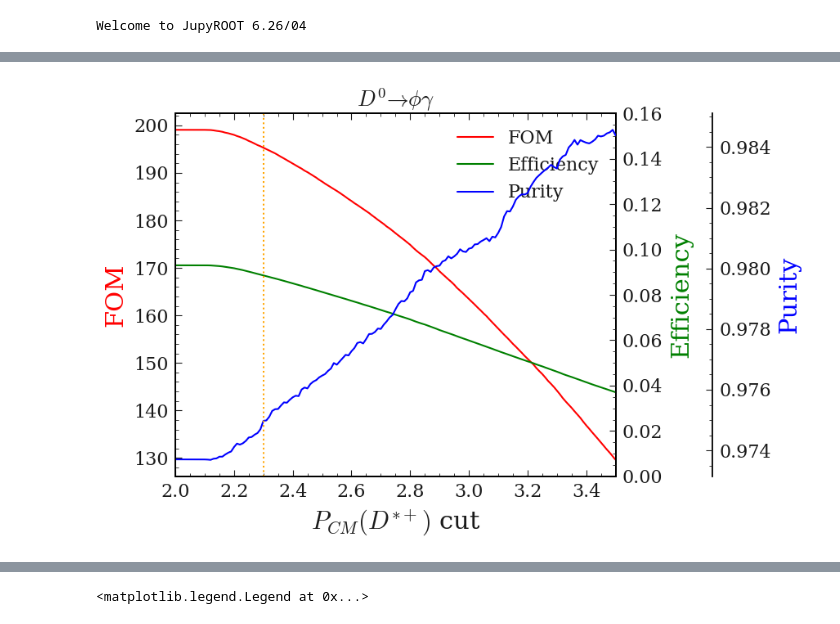
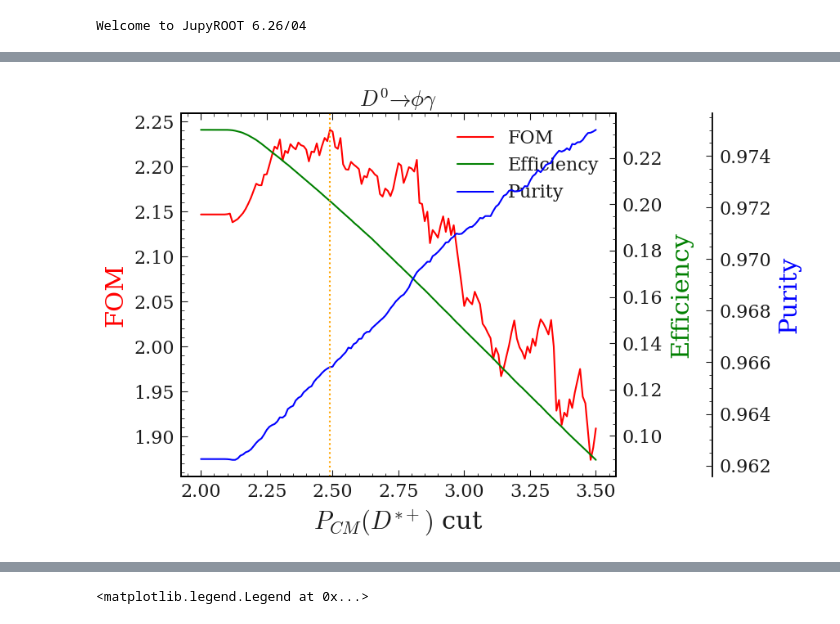
Before and after one commit to jykim-physics/DRAW_and_FITTING, a Jupyter notebook: main/DRAW_1D/kekcc_phig.ipynb, the cells around one changed output, grey strips where cells are left out. Saved outputs shown, nothing was run; the diff lists cells and outputs as text; code cells hidden in the pictures.

```diff
--- a/main/DRAW_1D/kekcc_phig.ipynb
+++ b/main/DRAW_1D/kekcc_phig.ipynb
@@ -488,7 +638,7 @@ def calculate_eff( bkg_pd, sig_pd, cut_list):
 
         nsig = len(temp_sig_pd)
 
-        eff = nsig/(5e+5)
+        eff = nsig/(1e+6*0.4897)
         eff_list.append(eff)
 
     return eff_list
@@ -527,11 +677,16 @@ sigMC_file_loc = '/media/jykim/T7/storage/01_recon/phi/gE_700MEV_signalMC_recon_
 
 sigMC_file_loc = '/media/jykim/T7/storage/01_recon/phi/trainv2new_pre_extraction_signalMC_recon_mdst_phi.root'
 
+sigMC_file_loc = '/media/jykim/T7/storage/01_recon/phi/v2_pre_omega_const_signalMC_recon_mdst_phi.root'
+
 #sigMC_file_loc = '/media/jykim/T7/storage/01_recon/phi/trainv2_sig_extraction_signalMC_recon_mdst_phi.root'
 
 #sigMC_file_loc = '/group/belle/users/jaeyoung/storage/01_recon/phi/trainv2_pre_signalMC_recon_mdst_phi.root'
+sigMC_file_loc = base_file_loc + 'topo/resultfile/result_phi/standard.root'
 
-base_filter='Pis_charge==1 && D0_M>1.67 && D0_M<2.06 && Dstarp_isSignal==1 && abs(Phi_M - 1.0195)< 0.011 && abs(Dstarp_Q-0.00593)<0.0010'
+base_filter='phi_rank_Dstp==1 && D0_M>1.67 && D0_M<2.06 && Dstarp_isSignal==1 && abs(Phi_M - 1.0195)< 0.011 && abs(Dstarp_Q-0.00593)<0.002'
+base_filter='phi_rank_Dstp==1 && D0_M>1.67 && D0_M<2.06  && abs(Phi_M - 1.0195)< 0.011 && abs(Dstarp_Q-0.00593)<0.002'
+base_filter += ' && iCascDcyBrP_Dst_0 == 4'
 variables=['D0_M','D0_cosHel_0','Phi_M','Dstarp_Q','Dstarp_CMS_p','Dstarp_isSignal','gamma_E']
 tree='phi'
 
@@ -553,8 +703,10 @@ plt.plot(FOM_cut_list,eff_phig_list);
 #sigMC_file_loc = '/media/jykim/T7/storage/01_recon/phi/trainv2_sig_extraction_signalMC_recon_mdst_phi.root'
 sigMC_file_loc = '/media/jykim/T7/storage/01_recon/phi/gE_700MEV_signalMC_recon_mdst_phi.root'
 sigMC_file_loc = '/media/jykim/T7/storage/01_recon/phi/trainv2new_pre_extraction_signalMC_recon_mdst_phi.root'
+sigMC_file_loc = '/media/jykim/T7/storage/01_recon/phi/v2_pre_omega_const_signalMC_recon_mdst_phi.root'
+# sigMC_file_loc = base_file_loc + 'topo/resultfile/result_phi/standard.root'
 
-base_filter='Pis_charge==1 && D0_M>1.67 && D0_M<2.06  && abs(Phi_M - 1.0195)< 0.011 && abs(Dstarp_Q-0.00593)<0.0010'
+base_filter='phi_rank_Dstp==1 && D0_M>1.67 && D0_M<2.06  && abs(Phi_M - 1.0195)< 0.011 && abs(Dstarp_Q-0.00593)<0.002'
 variables=['D0_M','D0_cosHel_0','Phi_M','Dstarp_Q','Dstarp_CMS_p','Dstarp_isSignal','gamma_E']
 tree='phi'
 
@@ -568,0 +721,3 @@ plt.plot(FOM_cut_list,purity_phig_list);
+# %%
+eff_phig_list = calculate_eff(phig_bkg_pre_ext_all,pd_phigamma_isSignal_all_sigMC, FOM_cut_list)
+plt.plot(FOM_cut_list,eff_phig_list);
@@ -581,10 +738,10 @@ par1 = host.twinx()
 par2 = host.twinx()
 
 
-host.set_xlim(2, 3.5)
+#host.set_xlim(2, 3.5)
 # host.set_ylim(0, 2)
 # par2.set_ylim(0, 4)
-par1.set_ylim(0,0.16 )
+#par1.set_ylim(0,0.16 )
 
 
 # par2.axis["right"] = new_fixed_axis(loc="right", axes=par2,
@@ -610,32 +767,32 @@ p3, = par2.plot(FOM_cut_list, purity_phig_list, color=color3, label="Purity")
 lns = [p1, p2, p3]
 host.legend(handles=lns, loc='best')
 
 # right, left, top, bottom
 offset = 85
 par2.spines['right'].set_position(('outward', offset))
 
 # no x-ticks
 # par2.xaxis.set_ticks([])
 
 # Sometimes handy, same for xaxis
 # par2.yaxis.set_ticks_position('right')
 
 # Move "Velocity"-axis to the left
 # par2.spines['left'].set_position(('outward', 60))
 # par2.spines['left'].set_visible(True)
 # par2.yaxis.set_label_position('left')
 # par2.yaxis.set_ticks_position('left')
 
 host.yaxis.label.set_color(p1.get_color())
 par1.yaxis.label.set_color(p2.get_color())
 par2.yaxis.label.set_color(p3.get_color())
 
 plt.title(r'$D^0 \to \phi \gamma$')
-plt.axvline(x=2.3,  color='orange', linestyle='dotted')
+plt.axvline(x=2.49,  color='orange', linestyle='dotted')
 
 # Adjust spacings w.r.t. figsize
 fig.tight_layout()
 # Alternatively: bbox_inches='tight' within the plt.savefig function
 #                (overwrites figsize)
 # %% [output]
-[figure, old version]
+[figure, new version]
```
Also changed, not shown: parts of 22 cells of this notebook, 29 other files.
